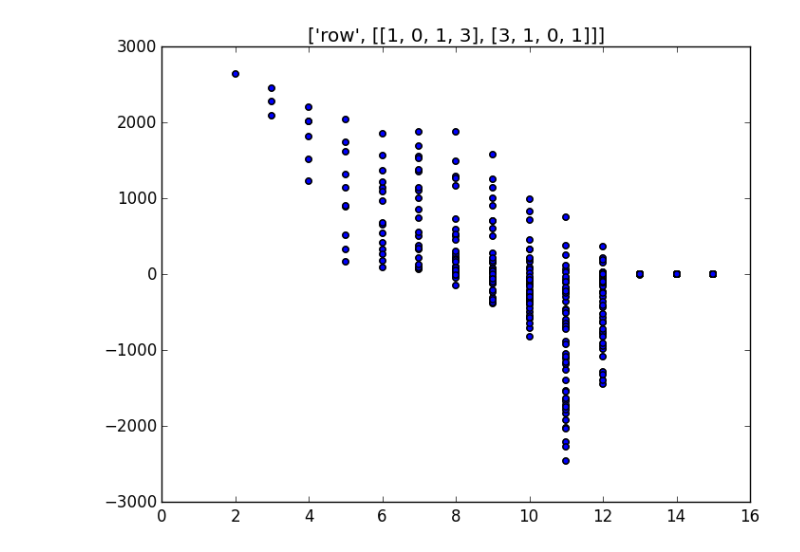
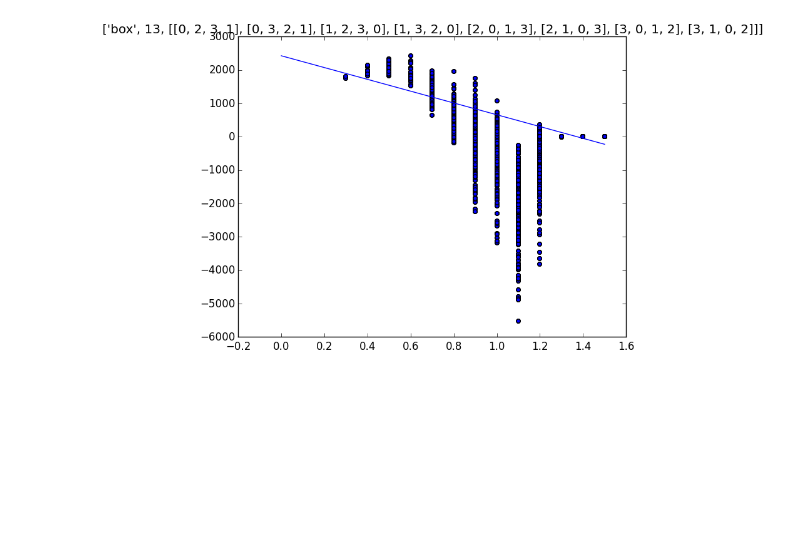
Before and after one commit to jonghyuk65/2048-ai, a Jupyter notebook: analyse_weights.ipynb, the cells around one changed output. Cells and saved outputs as stored; diff of their text form; code cells hidden in the pictures; blank space fills up the shorter version.

Commit message:
weight analyse light added

```diff
--- a/analyse_weights.ipynb
+++ b/analyse_weights.ipynb
@@ -11,6 +11,11 @@ filename = 'models/vl_0518110412_200000'
 with open(filename, 'r') as f:
     v1 = pickle.load(f)
     v2 = pickle.load(f)
+
+filename = 'models/vl_light_0611145326_30000'
+with open(filename, 'r') as f:
+    vl1 = pickle.load(f)
+    vl2 = pickle.load(f)
 # %%
 def row2rank(v):
     n = len(v)
@@ -103,12 +88,12 @@ def original_box2idx(row):
 
 def row2idx(row):
     rank = row2rank(row)
-    x = max(row)
+    x = max(row)/10.
     return (rank2idx_row[rank[0]*4*4*4 + rank[1]*4*4 + rank[2]*4 + rank[3]], x)
 
 def box2idx(row):
     rank = row2rank(row)
-    x = max(row)
+    x = max(row)/10.
     return (rank2idx_box[rank[0]*4*4*4 + rank[1]*4*4 + rank[2]*4 + rank[3]], x)
 
 v = [0, 0, 0, 0]
@@ -143,20 +128,32 @@ while True:
 # %%
 from IPython import display
 
 for idx in range(39):
     plt.clf()
-    plt.title(['row',row_eqv[idx]])
+    plt.title(['row',idx,row_eqv[idx]])
     plt.scatter(rows_x[idx], rows_y[idx])
+
+    alpha, beta = vl1[idx]
+    x = np.arange(0, 1.6, 0.1);
+    y = alpha*x + beta
+    plt.plot(x, y)
+
     display.clear_output(wait=True)
     display.display(plt.gcf())
     time.sleep(1.0)
 
 for idx in range(14):
     plt.clf()
-    plt.title(['box',box_eqv[idx]])
+    plt.title(['box',idx,box_eqv[idx]])
     plt.scatter(boxs_x[idx], boxs_y[idx])
+
+    alpha, beta = vl2[idx]
+    x = np.arange(0, 1.6, 0.1);
+    y = alpha*x + beta
+    plt.plot(x, y)
+
     display.clear_output(wait=True)
     display.display(plt.gcf())
     time.sleep(1.0)
 # %% [output]
-[figure, old version]
+[figure, new version]
```
Also changed, not shown: parts of 1 cell of this notebook.
